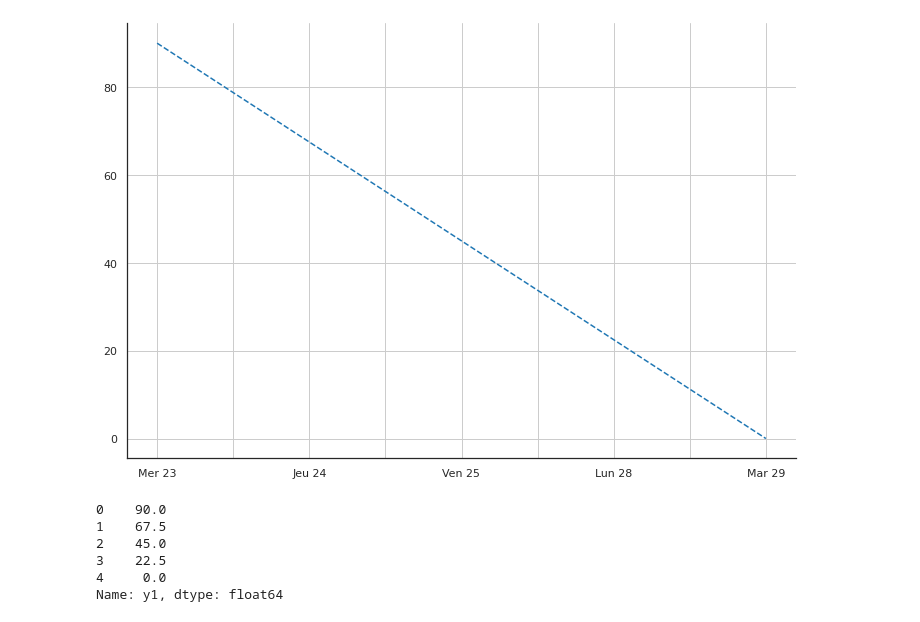
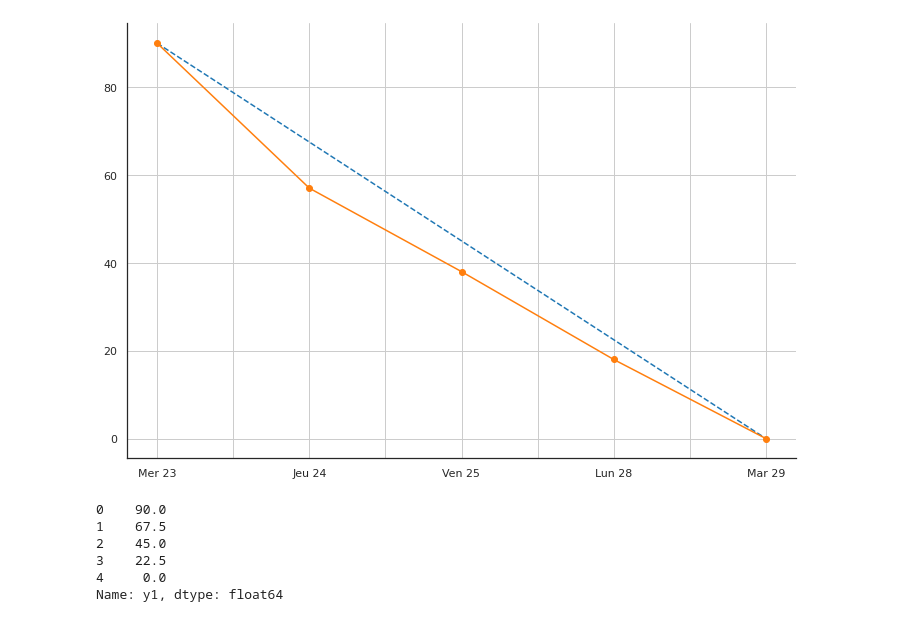
Before and after one commit to julienbosse/Brief_agile, a Jupyter notebook: figures/burndownchart.ipynb, the cells around one changed output. Cells and saved outputs as stored; diff of their text form; code cells hidden in the pictures.

```diff
--- a/figures/burndownchart.ipynb
+++ b/figures/burndownchart.ipynb
@@ -6,34 +6,34 @@ import numpy as np
 
 data = pd.DataFrame()
 
 data["y1"]= [90-22.5*i for i in range(0,5)]
 data["x1"]=[1,2,3,4,5]
 
-data["y2"]=[90,0,0,0,0]
+data["y2"]=[90,57,38,18,0]
 data["x2"]=[1,2,3,4,5]
 
 sns.set_style("white")
 
 fig, ax = plt.subplots(figsize=[12,8])
 ax.plot(data["x1"], data["y1"],"--")
 
-#ax.plot(data["x2"], data["y2"],"-o")
+ax.plot(data["x2"], data["y2"],"-o")
 
 ax.grid()
 
 labels_x=["0","Mer 23","","Jeu 24","","Ven 25","","Lun 28","","Mar 29"]
 ax.set_xticklabels(labels_x, rotation=0)
 
 # .despine permet de supprimer les axes de haut et de droite
 # top=True, right=True, left=False, bottom=False
 
 sns.despine()
 
 # paper, notebook, talk et poser
 sns.set_context("notebook")
 plt.show()
 # fig.savefig("figures/burndown_sprint1")
 plt.close()
 # %% [output]
-[figure, old version]
+[figure, new version]
 # %%
```
Also changed, not shown: parts of 1 cell of this notebook, 4 other files.
